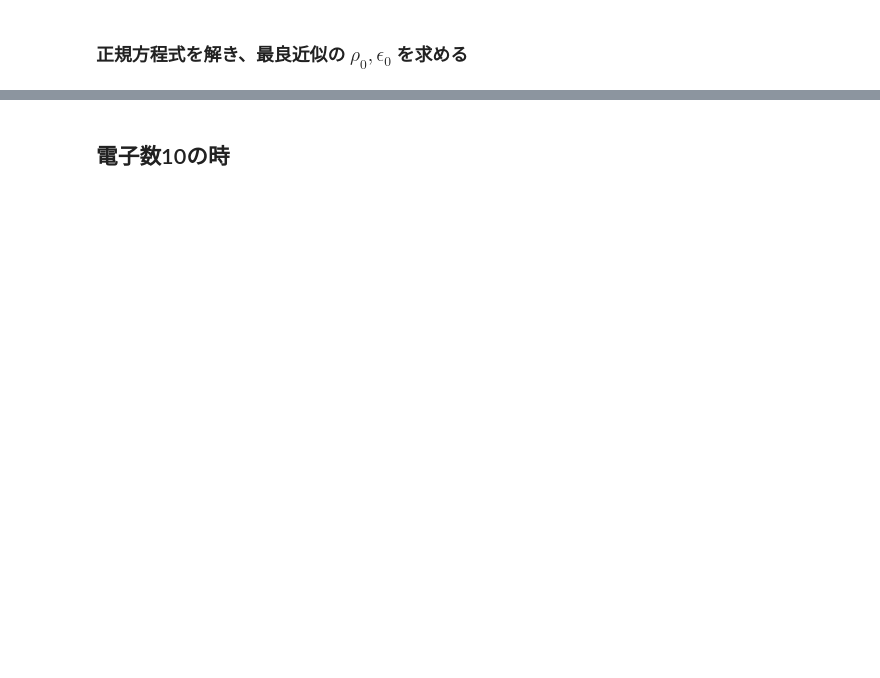
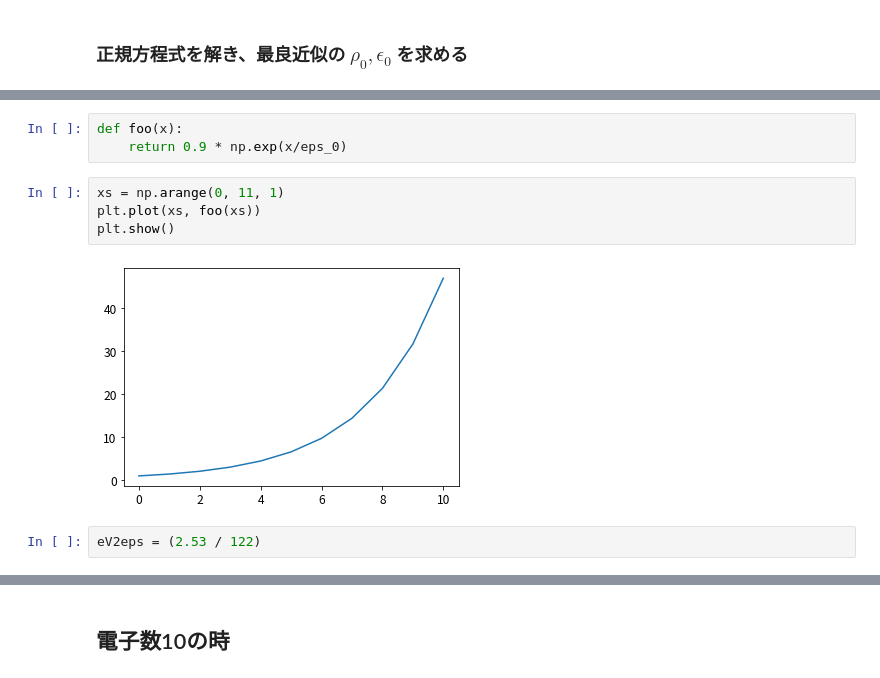
Before and after one commit to GenkiK/fermi2, a Jupyter notebook: 20210329/notebooks/approx_model.ipynb, the cells around one changed output, grey strips where cells are left out. Saved outputs shown, nothing was run; the diff lists cells and outputs as text; blank space fills up the shorter version.

```diff
--- a/20210329/notebooks/approx_model.ipynb
+++ b/20210329/notebooks/approx_model.ipynb
@@ -97,0 +106,11 @@ rho_0, epsilon_0
+# %%
+def foo(x):
+    return 0.9 * np.exp(x/eps_0)
+# %%
+xs = np.arange(0, 11, 1)
+plt.plot(xs, foo(xs))
+plt.show()
+# %% [output]
+[figure, added]
+# %%
+eV2eps = (2.53 / 122)
```
Also changed, not shown: parts of 33 cells of this notebook, 24 other files.
